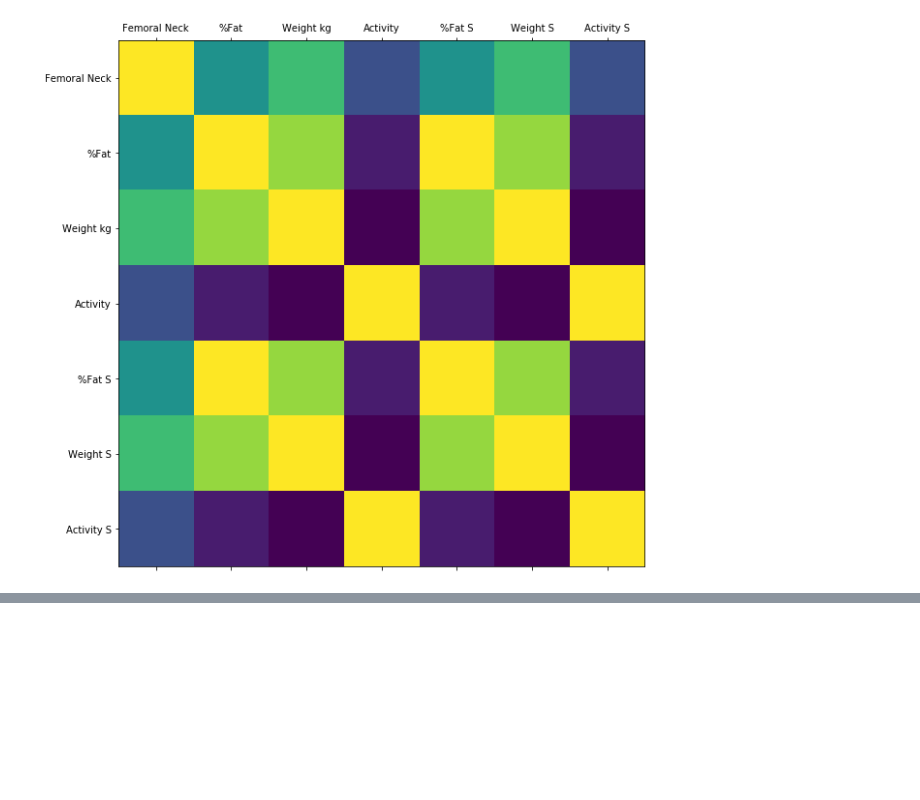
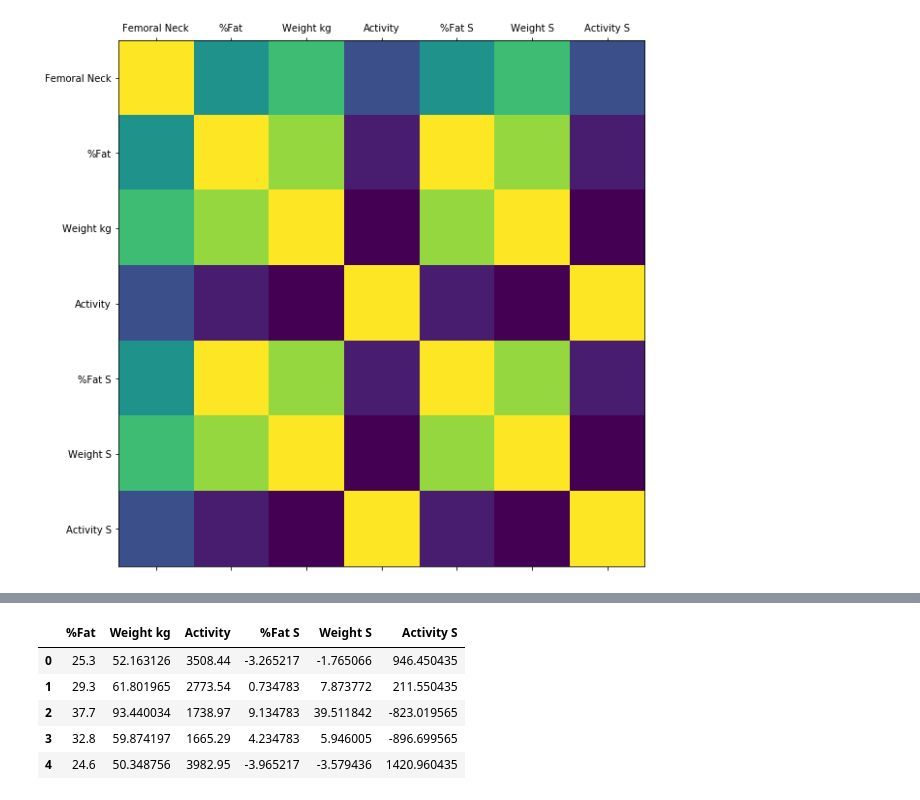
Before and after one commit to imamun93/multicollinearity_regression, a Jupyter notebook: MulticollinearityRegression.ipynb, the cells around one changed output, grey strips where cells are left out. Cells and saved outputs as stored; diff of their text form; code cells hidden in the pictures; blank space fills up the shorter version.

```diff
--- a/MulticollinearityRegression.ipynb
+++ b/MulticollinearityRegression.ipynb
@@ -81,0 +108,9 @@ plot_corr(data)
+# %%
+x.head()
+# %% [output]
+|  | %Fat | Weight kg | Activity | %Fat S | Weight S | Activity S |
+| 0 | 25.3 | 52.163126 | 3508.44 | -3.265217 | -1.765066 | 946.450435 |
+| 1 | 29.3 | 61.801965 | 2773.54 | 0.734783 | 7.873772 | 211.550435 |
+| 2 | 37.7 | 93.440034 | 1738.97 | 9.134783 | 39.511842 | -823.019565 |
+| 3 | 32.8 | 59.874197 | 1665.29 | 4.234783 | 5.946005 | -896.699565 |
+| 4 | 24.6 | 50.348756 | 3982.95 | -3.965217 | -3.579436 | 1420.960435 |
```
Also changed, not shown: parts of 11 cells of this notebook.
